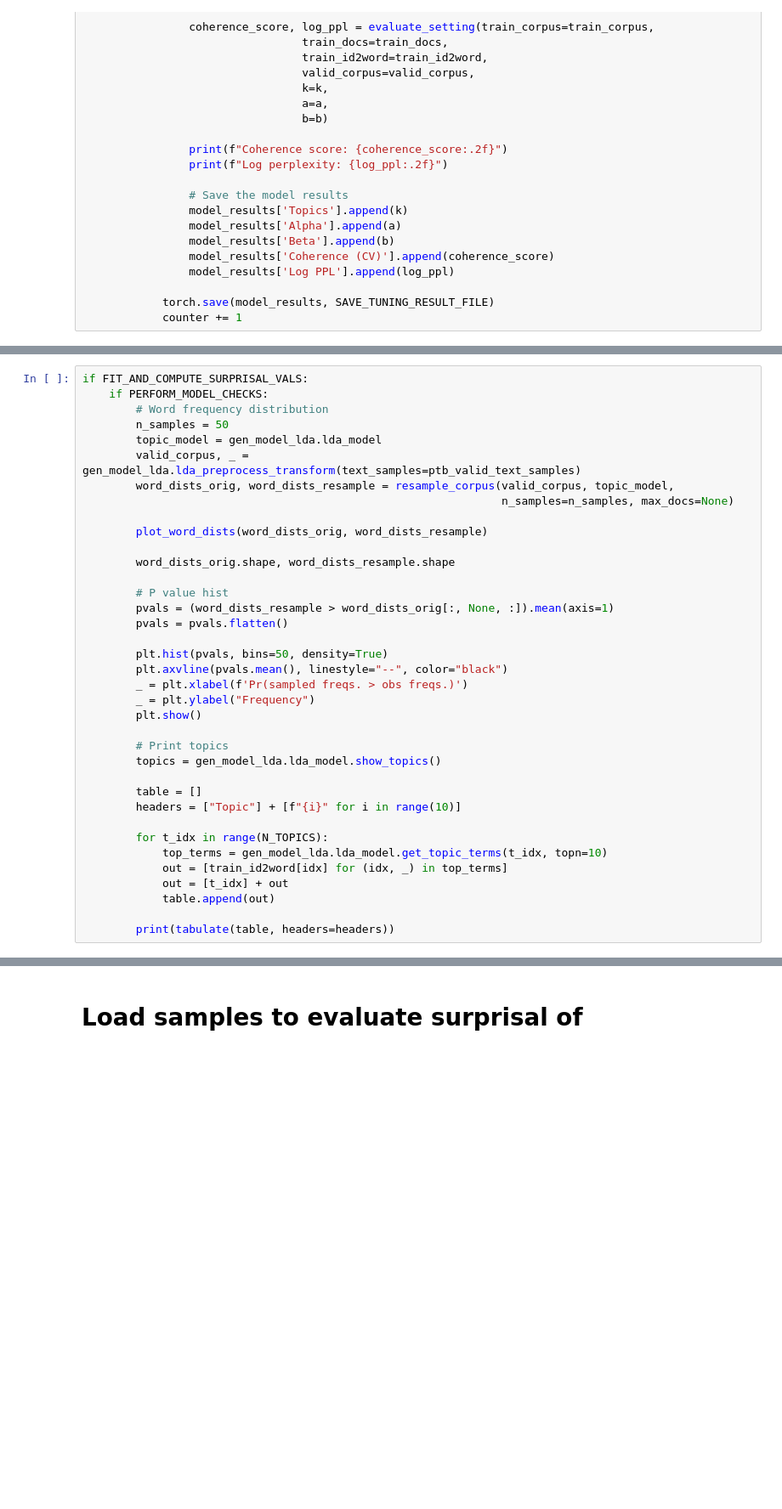
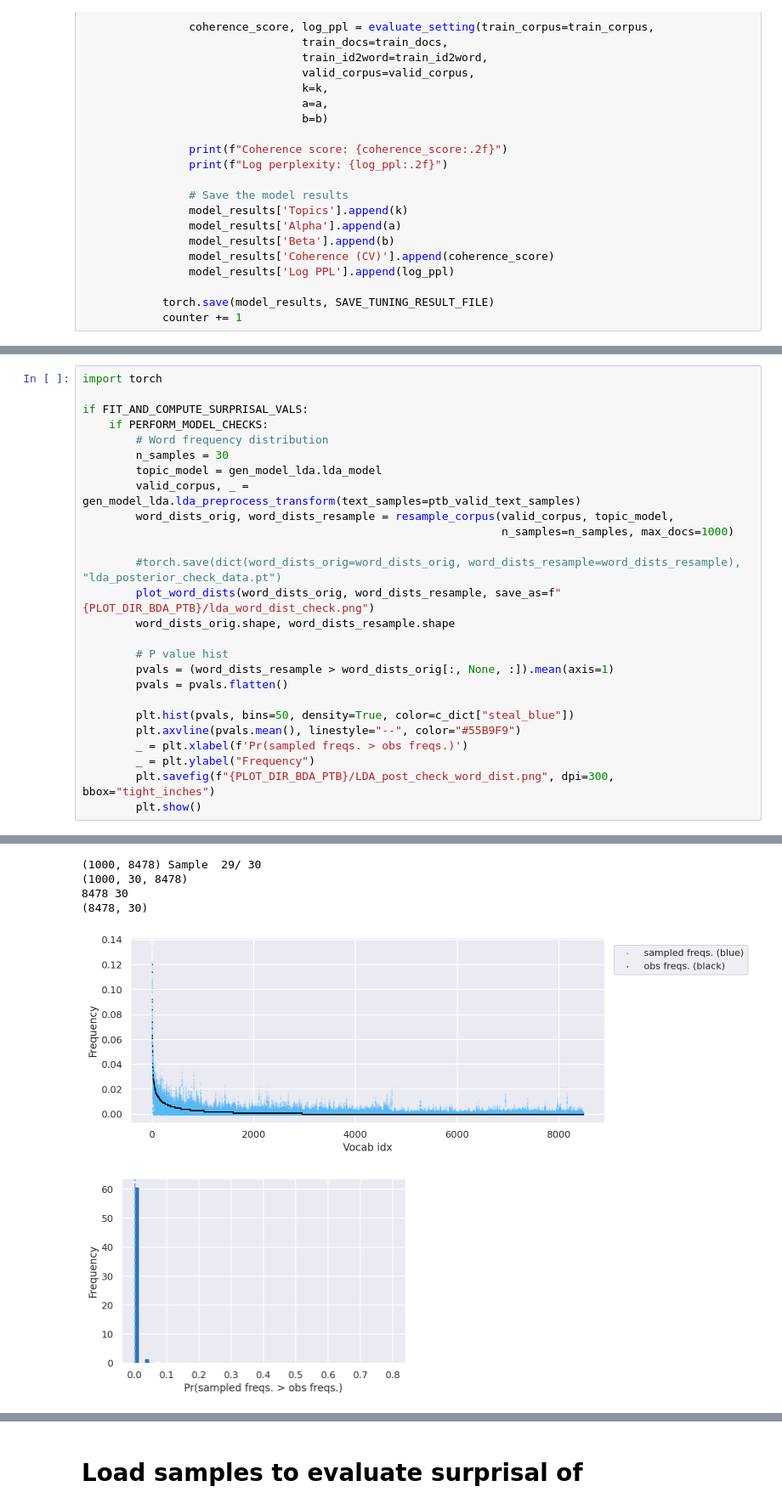
Before and after one commit to ClaartjeBarkhof/bayesian-statistical-criticism-vae, a Jupyter notebook: analysis/data_space/PTB_topics.ipynb, the cells around one changed output, grey strips where cells are left out. Shown at 85% size. Saved outputs shown, nothing was run; the diff lists cells and outputs as text; blank space fills up the shorter version.

```diff
--- a/analysis/data_space/PTB_topics.ipynb
+++ b/analysis/data_space/PTB_topics.ipynb
@@ -205,37 +235,27 @@ I0210 17:01:40.141806 22707470126848 utils.py:447] LdaModel lifecycle event {'ms
 # %%
+import torch
+
 if FIT_AND_COMPUTE_SURPRISAL_VALS:
     if PERFORM_MODEL_CHECKS:
         # Word frequency distribution
-        n_samples = 50
+        n_samples = 30
         topic_model = gen_model_lda.lda_model
         valid_corpus, _ = gen_model_lda.lda_preprocess_transform(text_samples=ptb_valid_text_samples)
         word_dists_orig, word_dists_resample = resample_corpus(valid_corpus, topic_model,
-                                                               n_samples=n_samples, max_docs=None)
+                                                               n_samples=n_samples, max_docs=1000)
 
-        plot_word_dists(word_dists_orig, word_dists_resample)
-
+        #torch.save(dict(word_dists_orig=word_dists_orig, word_dists_resample=word_dists_resample), "lda_posterior_check_data.pt")
+        plot_word_dists(word_dists_orig, word_dists_resample, save_as=f"{PLOT_DIR_BDA_PTB}/lda_word_dist_check.png")
         word_dists_orig.shape, word_dists_resample.shape
 
         # P value hist
         pvals = (word_dists_resample > word_dists_orig[:, None, :]).mean(axis=1)
         pvals = pvals.flatten()
 
-        plt.hist(pvals, bins=50, density=True)
-        plt.axvline(pvals.mean(), linestyle="--", color="black")
+        plt.hist(pvals, bins=50, density=True, color=c_dict["steal_blue"])
+        plt.axvline(pvals.mean(), linestyle="--", color="#55B9F9")
         _ = plt.xlabel(f'Pr(sampled freqs. > obs freqs.)')
         _ = plt.ylabel("Frequency")
+        plt.savefig(f"{PLOT_DIR_BDA_PTB}/LDA_post_check_word_dist.png", dpi=300, bbox="tight_inches")
         plt.show()
-
-        # Print topics
-        topics = gen_model_lda.lda_model.show_topics()
-
-        table = []
-        headers = ["Topic"] + [f"{i}" for i in range(10)]
-
-        for t_idx in range(N_TOPICS):
-            top_terms = gen_model_lda.lda_model.get_topic_terms(t_idx, topn=10)
-            out = [train_id2word[idx] for (idx, _) in top_terms]
-            out = [t_idx] + out
-            table.append(out)
-
-        print(tabulate(table, headers=headers))
+# %% [output]
@@ -241,0 +267,6 @@ if FIT_AND_COMPUTE_SURPRISAL_VALS:
+(1000, 8478) Sample  29/ 30
+(1000, 30, 8478)
+8478 30
+(8478, 30)
+[figure, added]
+[figure, added]
```
Also changed, not shown: parts of 9 cells of this notebook, 16 other files.
